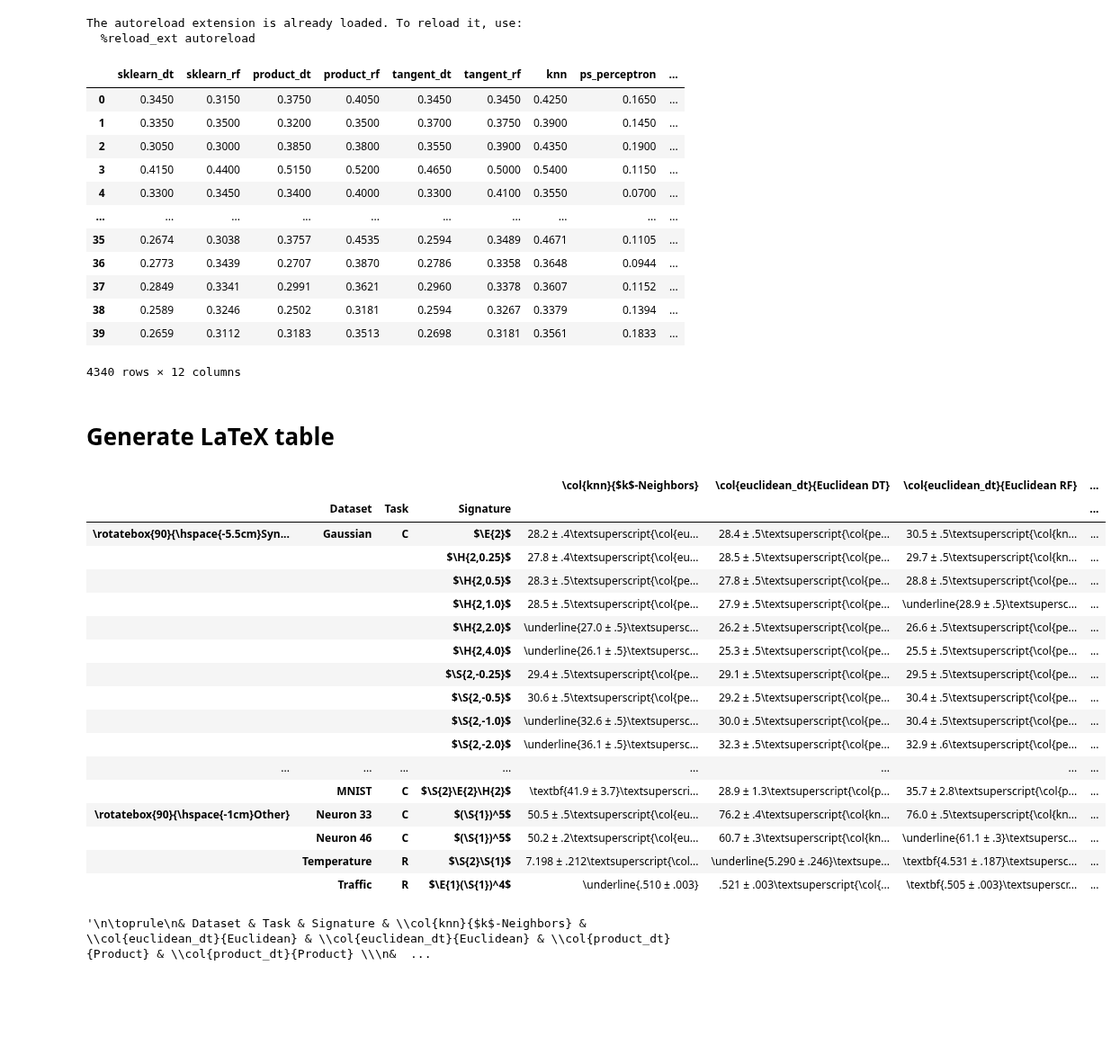
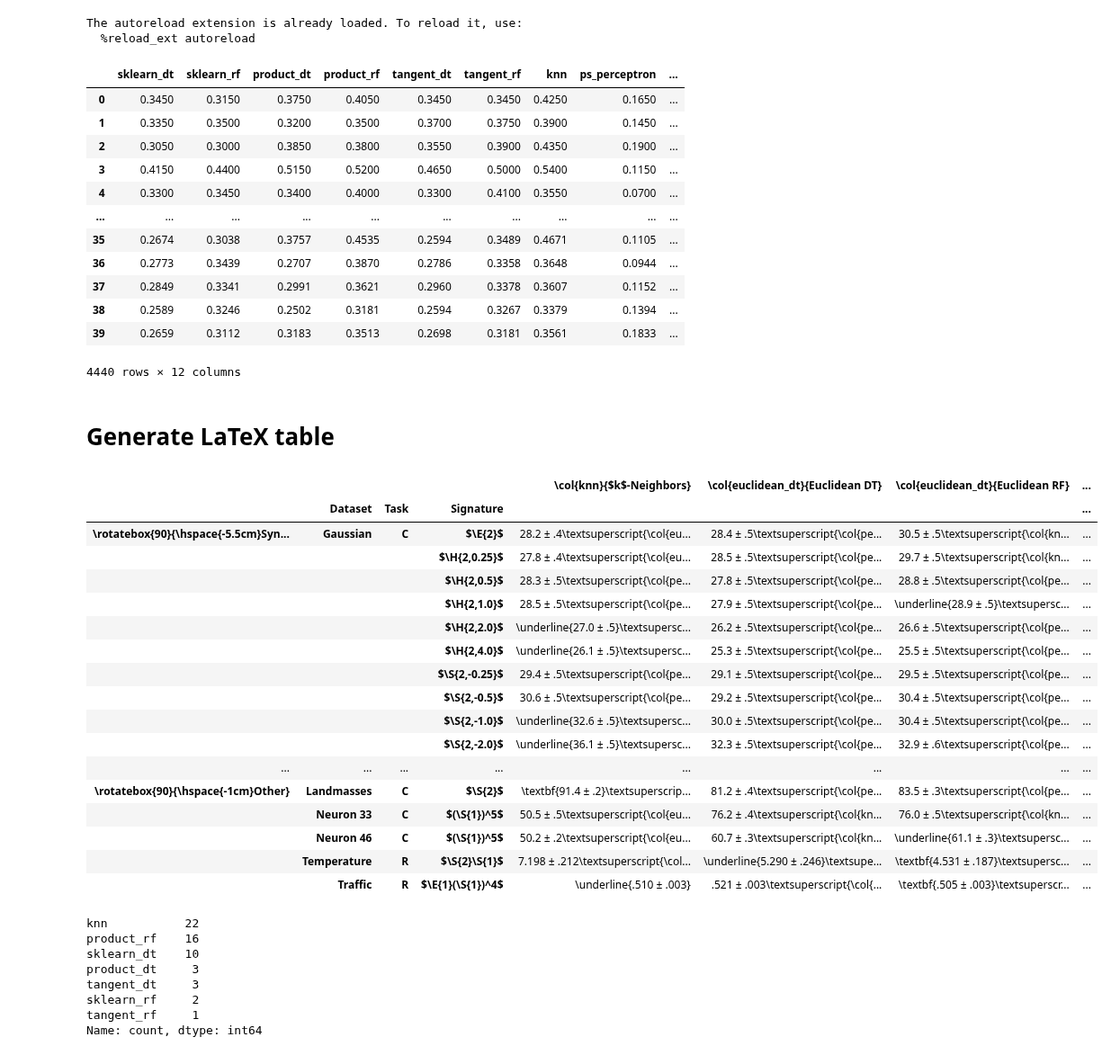
Before and after one commit to qc2321/embedders, a Jupyter notebook: notebooks/32_pc_big_table.ipynb, the cells around one changed output. Shown at 90% size. Saved outputs shown, nothing was run; the diff lists cells and outputs as text; code cells hidden in the pictures; blank space fills up the shorter version.

```diff
--- a/notebooks/32_pc_big_table.ipynb
+++ b/notebooks/32_pc_big_table.ipynb
@@ -76,6 +76,11 @@ traffic = pd.read_table("../data/results/traffic_results.tsv")
 traffic["task"] = "R"
 traffic["signature"] = "$\\E{1}(\\S{1})^4$"
 traffic["dataset"] = "Traffic"
+
+land_water = pd.read_table("../data/results/land_vs_water.tsv")
+land_water["task"] = "C"
+land_water["signature"] = "$\\S{2}$"
+land_water["dataset"] = "Landmasses"
 
 # Graph datasets - only keep lowest d_avg
 graph_task_dict = {
@@ -150,11 +155,14 @@ temp["table"] = "Other"
 fourier["table"] = "Other"
 fourier2["table"] = "Other"
 traffic["table"] = "Other"
+land_water["table"] = "Other"
 graphs["table"] = "Graph embeddings"
 links["table"] = "Graph embeddings"
 vae["table"] = "VAE"
 
-all_data = pd.concat([class_1man, reg_1man, class_sig, reg_sig, temp, fourier, fourier2, traffic, graphs, links, vae])
+all_data = pd.concat(
+    [class_1man, reg_1man, class_sig, reg_sig, temp, fourier, fourier2, traffic, land_water, graphs, links, vae]
+)
 all_data = all_data.drop(columns=["embedding", "curvature", "d_avg", "seed", "trial"])
 all_data
 # %% [output]
@@ -170,7 +178,7 @@ all_data
 | 37 | 0.2849 | 0.3341 | 0.2991 | 0.3621 | 0.2960 | 0.3378 | 0.3607 | 0.1152 | ... |
 | 38 | 0.2589 | 0.3246 | 0.2502 | 0.3181 | 0.2594 | 0.3267 | 0.3379 | 0.1394 | ... |
 | 39 | 0.2659 | 0.3112 | 0.3183 | 0.3513 | 0.2698 | 0.3181 | 0.3561 | 0.1833 | ... |
-4340 rows × 12 columns
+4440 rows × 12 columns
 # %%
 all_data.to_csv("../data/results/all_results.tsv", sep="\t", index=False)
 # %% [markdown]
@@ -350,6 +358,7 @@ sort_order_l3 = [
     "Lymphoma",
     "CIFAR-100",
     "MNIST",
+    "Traffic"
 ]
 sort_order_l3 = [sig_dict[sig] for sig in sig_dict]
 
@@ -387,35 +396,35 @@ latex_df.index = pd.MultiIndex.from_tuples(
 
 # Drop columns that never win; rearrange to suit our needs
 latex_df = latex_df.drop(
     columns=["\col{tangent_dt}{Tangent DT}", "\col{perceptron}{PS Perceptron}", "\col{tangent_dt}{Tangent RF}"]
 )
 latex_df = latex_df[
     [
         "\col{knn}{$k$-Neighbors}",
         "\col{euclidean_dt}{Euclidean DT}",
         "\col{euclidean_dt}{Euclidean RF}",
         "\col{product_dt}{Product DT}",
         "\col{product_dt}{Product RF}",
     ]
 ]
 
 latex_df
 # %% [output]
 |  |  |  |  | \col{knn}{$k$-Neighbors} | \col{euclidean_dt}{Euclidean DT} | \col{euclidean_dt}{Euclidean RF} | ... |
 |  | Dataset | Task | Signature |  |  |  | ... |
 | \rotatebox{90}{\hspace{-5.5cm}Syn... | Gaussian | C | $\E{2}$ | 28.2 ± .4\textsuperscript{\col{eu... | 28.4 ± .5\textsuperscript{\col{pe... | 30.5 ± .5\textsuperscript{\col{kn... | ... |
 |  |  |  | $\H{2,0.25}$ | 27.8 ± .4\textsuperscript{\col{eu... | 28.5 ± .5\textsuperscript{\col{pe... | 29.7 ± .5\textsuperscript{\col{kn... | ... |
 |  |  |  | $\H{2,0.5}$ | 28.3 ± .5\textsuperscript{\col{pe... | 27.8 ± .5\textsuperscript{\col{pe... | 28.8 ± .5\textsuperscript{\col{pe... | ... |
 |  |  |  | $\H{2,1.0}$ | 28.5 ± .5\textsuperscript{\col{pe... | 27.9 ± .5\textsuperscript{\col{pe... | \underline{28.9 ± .5}\textsupersc... | ... |
 |  |  |  | $\H{2,2.0}$ | \underline{27.0 ± .5}\textsupersc... | 26.2 ± .5\textsuperscript{\col{pe... | 26.6 ± .5\textsuperscript{\col{pe... | ... |
 |  |  |  | $\H{2,4.0}$ | \underline{26.1 ± .5}\textsupersc... | 25.3 ± .5\textsuperscript{\col{pe... | 25.5 ± .5\textsuperscript{\col{pe... | ... |
 |  |  |  | $\S{2,-0.25}$ | 29.4 ± .5\textsuperscript{\col{pe... | 29.1 ± .5\textsuperscript{\col{pe... | 29.5 ± .5\textsuperscript{\col{pe... | ... |
 |  |  |  | $\S{2,-0.5}$ | 30.6 ± .5\textsuperscript{\col{pe... | 29.2 ± .5\textsuperscript{\col{pe... | 30.4 ± .5\textsuperscript{\col{pe... | ... |
 |  |  |  | $\S{2,-1.0}$ | \underline{32.6 ± .5}\textsupersc... | 30.0 ± .5\textsuperscript{\col{pe... | 30.4 ± .5\textsuperscript{\col{pe... | ... |
 |  |  |  | $\S{2,-2.0}$ | \underline{36.1 ± .5}\textsupersc... | 32.3 ± .5\textsuperscript{\col{pe... | 32.9 ± .6\textsuperscript{\col{pe... | ... |
 | ... | ... | ... | ... | ... | ... | ... | ... |
-|  | MNIST | C | $\S{2}\E{2}\H{2}$ | \textbf{41.9 ± 3.7}\textsuperscri... | 28.9 ± 1.3\textsuperscript{\col{p... | 35.7 ± 2.8\textsuperscript{\col{p... | ... |
-| \rotatebox{90}{\hspace{-1cm}Other} | Neuron 33 | C | $(\S{1})^5$ | 50.5 ± .5\textsuperscript{\col{eu... | 76.2 ± .4\textsuperscript{\col{kn... | 76.0 ± .5\textsuperscript{\col{kn... | ... |
+| \rotatebox{90}{\hspace{-1cm}Other} | Landmasses | C | $\S{2}$ | \textbf{91.4 ± .2}\textsuperscrip... | 81.2 ± .4\textsuperscript{\col{pe... | 83.5 ± .3\textsuperscript{\col{pe... | ... |
+|  | Neuron 33 | C | $(\S{1})^5$ | 50.5 ± .5\textsuperscript{\col{eu... | 76.2 ± .4\textsuperscript{\col{kn... | 76.0 ± .5\textsuperscript{\col{kn... | ... |
 |  | Neuron 46 | C | $(\S{1})^5$ | 50.2 ± .2\textsuperscript{\col{eu... | 60.7 ± .3\textsuperscript{\col{kn... | \underline{61.1 ± .3}\textsupersc... | ... |
 |  | Temperature | R | $\S{2}\S{1}$ | 7.198 ± .212\textsuperscript{\col... | \underline{5.290 ± .246}\textsupe... | \textbf{4.531 ± .187}\textsupersc... | ... |
 |  | Traffic | R | $\E{1}(\S{1})^4$ | \underline{.510 ± .003} | .521 ± .003\textsuperscript{\col{... | \textbf{.505 ± .003}\textsuperscr... | ... |
@@ -436,26 +453,15 @@ latex = latex.replace("\\cline{2-9}", "")
 with open("../data/results/latex_table.tex", "w") as f:
     f.write(latex)
-# %%
-# Paste this into the top of the LaTeX file
-
-"""
-\toprule
-& Dataset & Task & Signature & \col{knn}{\makecell{$k$-Neighbors}} & \col{euclidean_dt}{\makecell{Euclidean \\ DT}} & \col{euclidean_dt}{\makecell{Euclidean \\ RF}} & \col{product_dt}{\makecell{Product \\ DT}} & \col{product_dt}{\makecell{Product \\ RF}} \\
-\midrule
-"""
-
-"""
-\toprule
-& Dataset & Task & Signature & \col{knn}{$k$-Neighbors} & \col{euclidean_dt}{Euclidean} & \col{euclidean_dt}{Euclidean} & \col{product_dt}{Product} & \col{product_dt}{Product} \\
-& & & & & \col{euclidean_dt}{DT} & \col{euclidean_dt}{RF} & \col{product_dt}{DT} & \col{product_dt}{RF} \\
-\midrule
-"""
-
-"""
-\toprule
-& & & & & \col{euclidean_dt}{Euclidean} & \col{euclidean_dt}{Euclidean} & \col{product_dt}{Product} & \col{product_dt}{Product} \\
-& Dataset & Task & Signature & \col{knn}{$k$-Neighbors} & \col{euclidean_dt}{DT} & \col{euclidean_dt}{RF} & \col{product_dt}{DT} & \col{product_dt}{RF} \\
-\midrule
-"""
-# %% [output]
-'\n\toprule\n& Dataset & Task & Signature & \\col{knn}{$k$-Neighbors} & \\col{euclidean_dt}{Euclidean} & \\col{euclidean_dt}{Euclidean} & \\col{product_dt}{Product} & \\col{product_dt}{Product} \\\n&  ...
+# %%
+# How often are we the max?
+
+all_data.groupby(["table", "task", "dataset", "signature"]).mean().idxmax(axis=1).value_counts()
+# %% [output]
+knn           22
+product_rf    16
+sklearn_dt    10
+product_dt     3
+tangent_dt     3
+sklearn_rf     2
+tangent_rf     1
+Name: count, dtype: int64
```
Also changed, not shown: parts of 2 cells of this notebook, 30 other files.
